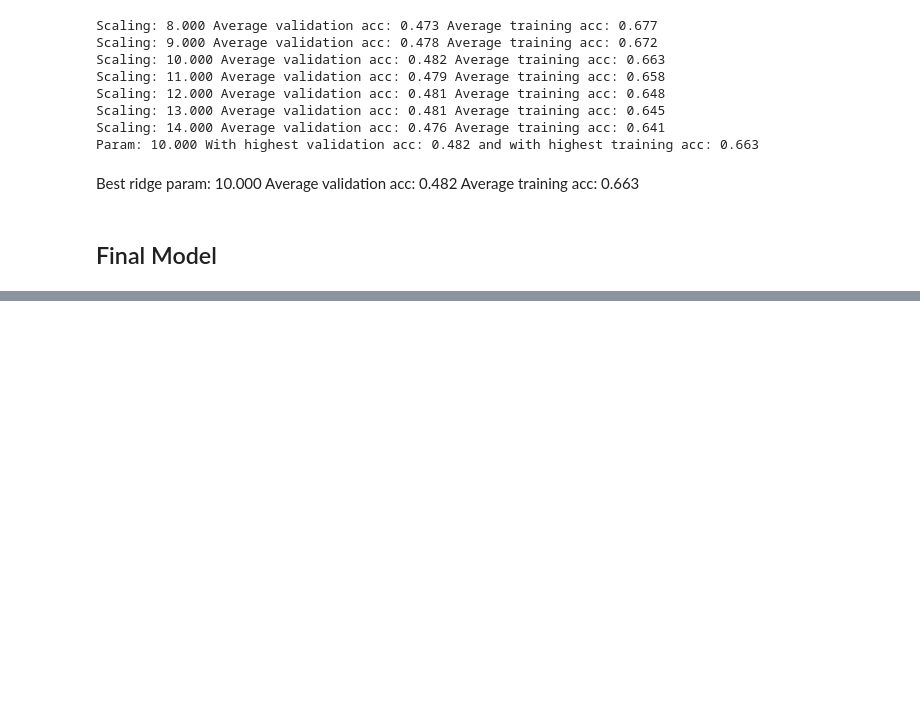
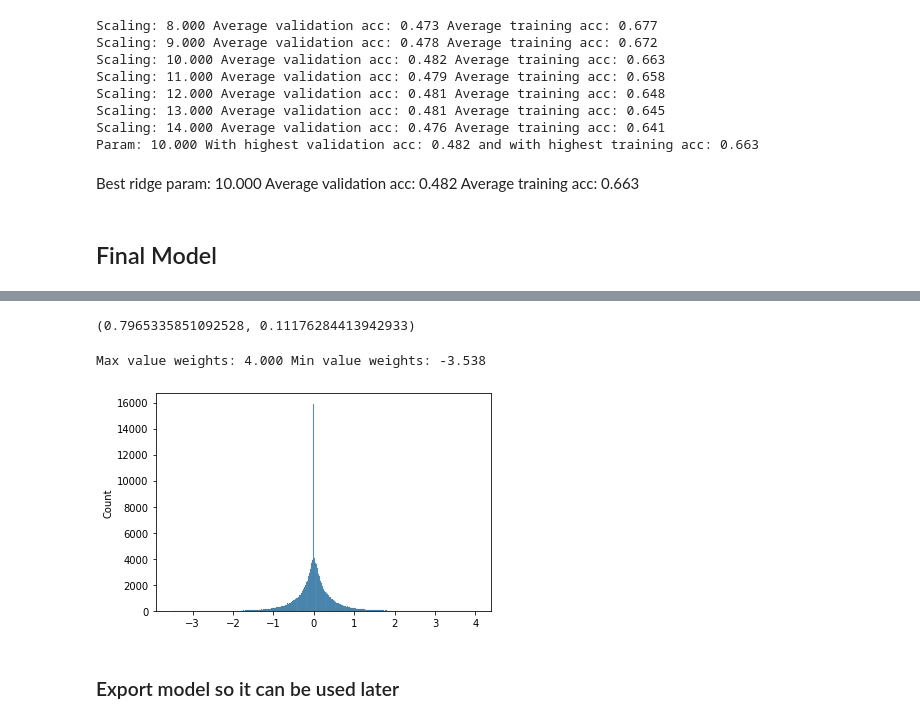
Before and after one commit to Rmko4/ML-Unfinished-Fugue, a Jupyter notebook: tune_esn.ipynb, the cells around one changed output, grey strips where cells are left out. Saved outputs shown, nothing was run; the diff lists cells and outputs as text; code cells hidden in the pictures; blank space fills up the shorter version.

```diff
--- a/tune_esn.ipynb
+++ b/tune_esn.ipynb
@@ -381,3 +383,17 @@ model.determine_washout_time(u, y, 3, 500)
+# %%
+RIDGE_PARAM_FOR_PREDICTION = 1
+
+model_pred = ESN(u.shape[1], y.shape[1], reservoir_size=RESERVOIR, W_in_scaling=W_IN,
+    bias_scaling=BIAS, spectral_radius=SP, leaking_rate=LEAKING, ridge_param=RIDGE_PARAM_FOR_PREDICTION,
+    ive=ive, ove=ove, washout_time=WASHOUT_TIME)
+model_pred.fit(u, y)
+# %% [output]
+(0.7965335851092528, 0.11176284413942933)
+# %%
+model_pred.plot_readout_weights()
+# %% [output]
+Max value weights: 4.000 Min value weights: -3.538
+[figure, added]
 # %%
 from data_io.midi_file import MODULATION, TEMPO, midi_tones_to_midi_file
 
@@ -387,3 +403,5 @@ predicted_sequence = model.predict_sequence(u_drive, y_drive, 600)
 
 output_file = "output_midi_files/pred_esn_mc.mid"
 midi_tones_to_midi_file(predicted_sequence, str(output_file), tempo = TEMPO, modulation = MODULATION)
+# %% [markdown]
+### Export model so it can be used later
```
Also changed, not shown: parts of 7 cells of this notebook, 4 other files.
